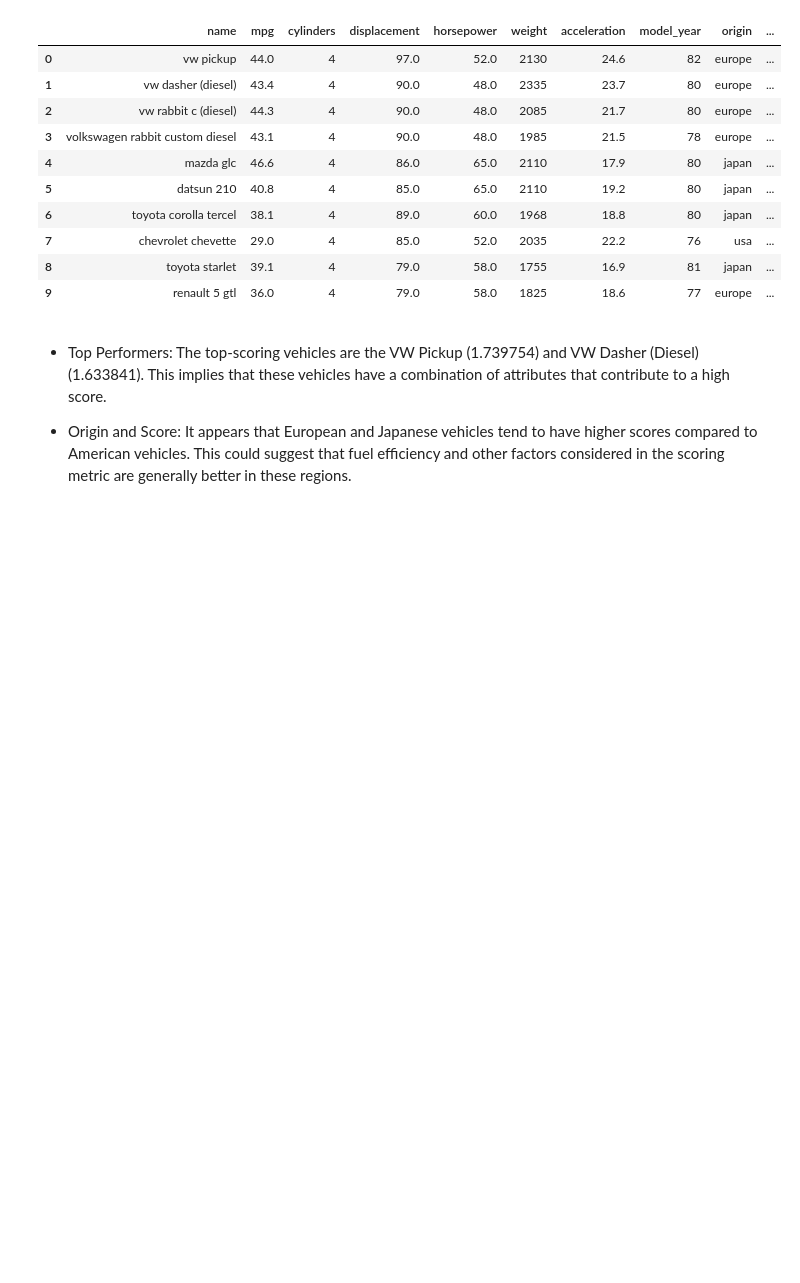
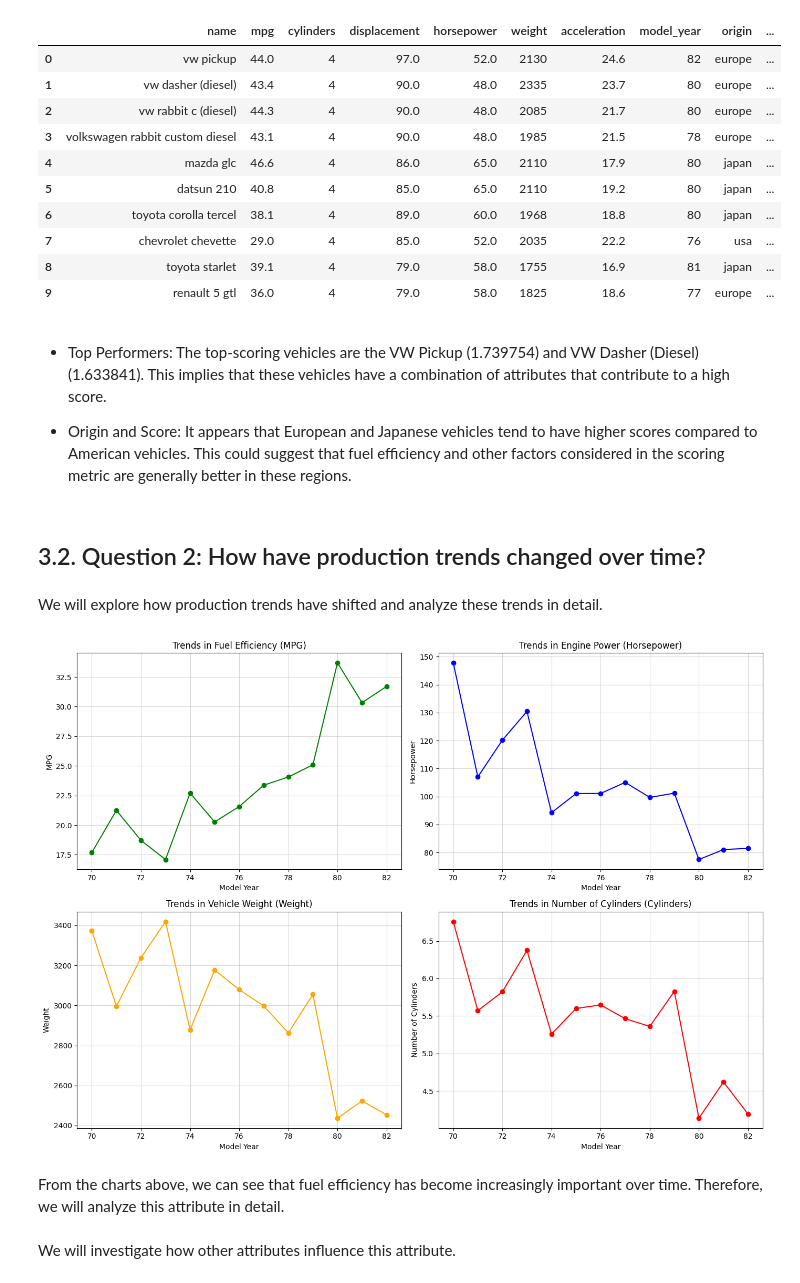
Before and after one commit to kijen28/P4DS_22G1, a Jupyter notebook: asking_meaningful_question.ipynb, the cells around one changed output. Cells and saved outputs as stored; diff of their text form; code cells hidden in the pictures; blank space fills up the shorter version.

Commit message:
Answer question 2

```diff
--- a/asking_meaningful_question.ipynb
+++ b/asking_meaningful_question.ipynb
@@ -68,3 +68,47 @@ df.loc[score.nlargest(10).index].reset_index(drop = True)
 - Top Performers: The top-scoring vehicles are the VW Pickup (1.739754) and VW Dasher (Diesel) (1.633841). This implies that these vehicles have a combination of attributes that contribute to a high score.
 
 - Origin and Score: It appears that European and Japanese vehicles tend to have higher scores compared to American vehicles. This could suggest that fuel efficiency and other factors considered in the scoring metric are generally better in these regions.
+# %% [markdown]
+## 3.2. Question 2: How have production trends changed over time?
+# %% [markdown]
+ We will explore how production trends have shifted and analyze these trends in detail.
+# %%
+trends = df.groupby('model_year')[['mpg', 'horsepower', 'weight', 'cylinders']].mean()
+plt.figure(figsize=(14, 10))
+
+plt.subplot(2, 2, 1)
+trends['mpg'].plot(marker='o', color='green')
+plt.title('Trends in Fuel Efficiency (MPG)')
+plt.xlabel('Model Year')
+plt.ylabel('MPG')
+plt.grid(alpha=0.5)
+
+plt.subplot(2, 2, 2)
+trends['horsepower'].plot(marker='o', color='blue')
+plt.title('Trends in Engine Power (Horsepower)')
+plt.xlabel('Model Year')
+plt.ylabel('Horsepower')
+plt.grid(alpha=0.5)
+
+plt.subplot(2, 2, 3)
+trends['weight'].plot(marker='o', color='orange')
+plt.title('Trends in Vehicle Weight (Weight)')
+plt.xlabel('Model Year')
+plt.ylabel('Weight')
+plt.grid(alpha=0.5)
+
+plt.subplot(2, 2, 4)
+trends['cylinders'].plot(marker='o', color='red')
+plt.title('Trends in Number of Cylinders (Cylinders)')
+plt.xlabel('Model Year')
+plt.ylabel('Number of Cylinders')
+plt.grid(alpha=0.5)
+
+plt.tight_layout()
+plt.show()
+# %% [output]
+[figure, added]
+# %% [markdown]
+From the charts above, we can see that fuel efficiency has become increasingly important over time. Therefore, we will analyze this attribute in detail.
+# %% [markdown]
+We will investigate how other attributes influence this attribute.
```
Also changed, not shown: parts of 4 cells of this notebook.
